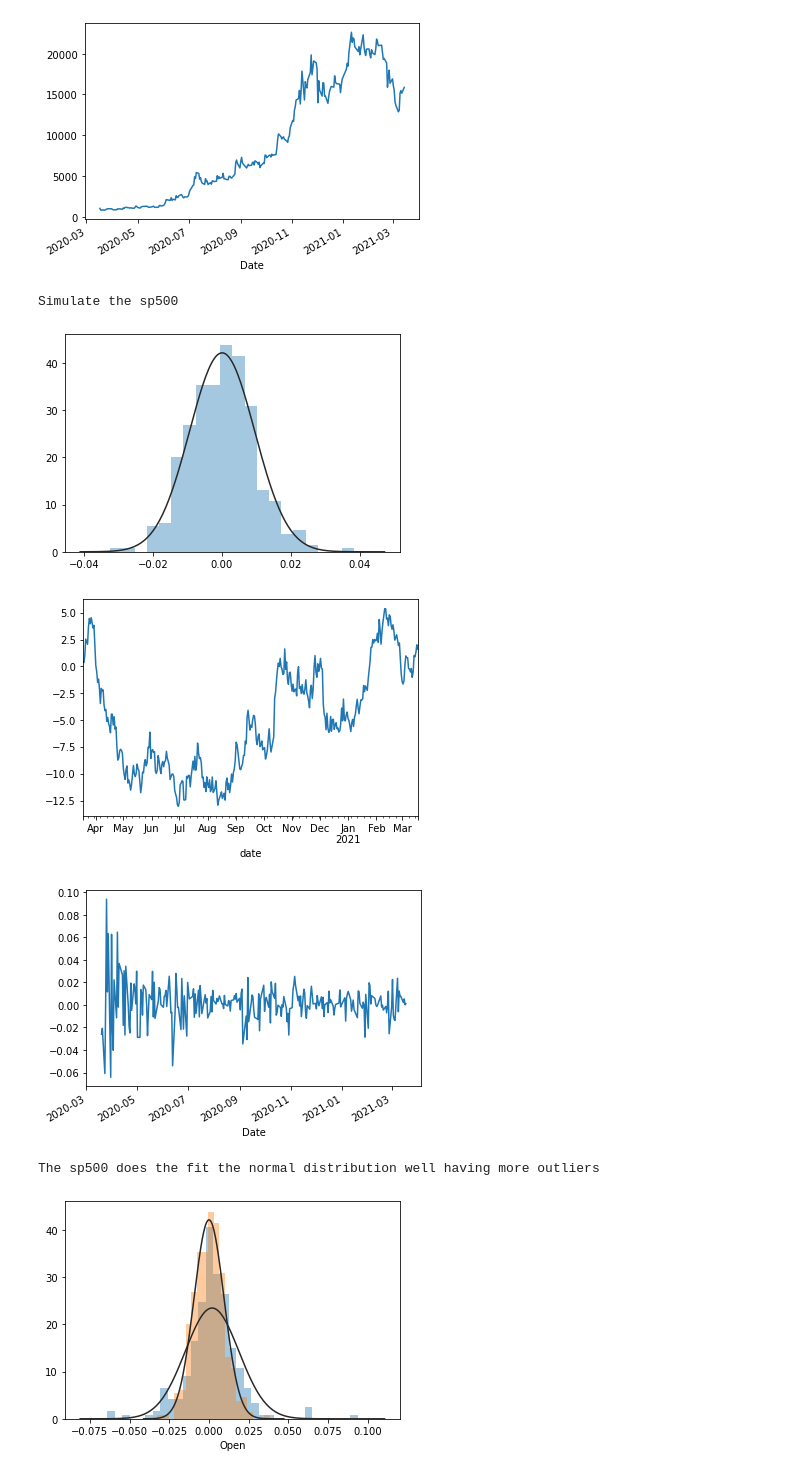
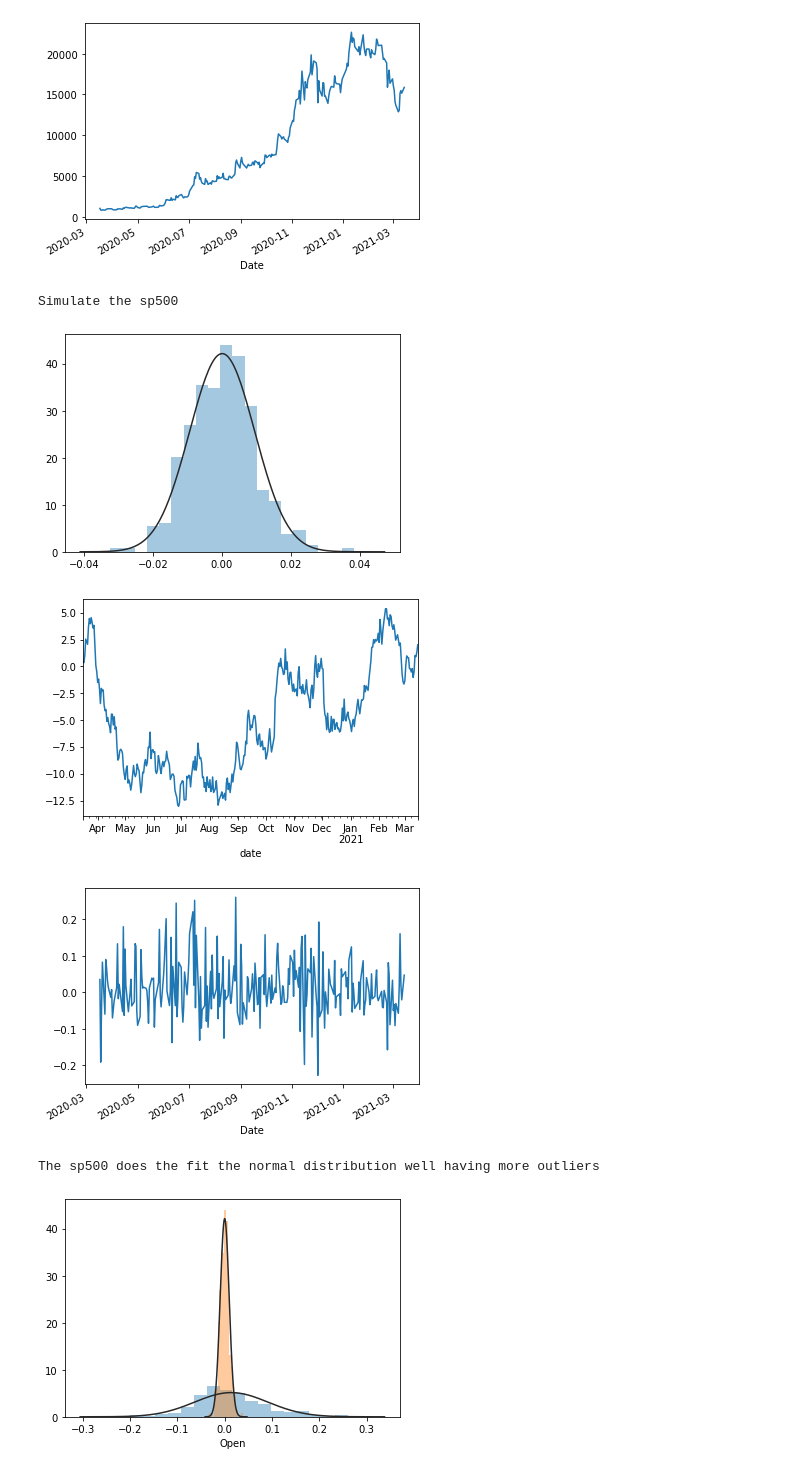
Before and after one commit to Andru-1987/python-deep-learning, a Jupyter notebook: Google timeseries.ipynb, the cells around one changed output. Cells and saved outputs as stored; diff of their text form; code cells hidden in the pictures.

```diff
--- a/Google timeseries.ipynb
+++ b/Google timeseries.ipynb
@@ -286,38 +286,39 @@ plt.show()
 # %%
 print("Simulate the sp500")
 
 seed(42)
 
-obj=sp500
+#obj=sp500
+obj=nio
 dates=pd.date_range(start=obj.index.min(), end=obj.index.max(),freq='D')
 
 random_returns= normal(loc=0, scale=.01, size=len(dates))
 sns.distplot(random_returns, fit=norm, kde=False)
 plt.show()
 
 #print(len(dates),len(random_returns))
 return_df=pd.DataFrame({'date':dates,'prices':random_returns})
 return_df=return_df.set_index('date')
 #print(return_df)
 
 random_prices=return_df.prices.add(1).cumprod().sub(1)
 random_prices.mul(100).plot()
 plt.show()
 
 returns_obj=obj['Open'].pct_change()
 returns_obj.plot()
 plt.show()
 
 sns.distplot(returns_obj, fit=norm, kde=False)
 sns.distplot(random_returns, fit=norm, kde=False)
 print("The sp500 does the fit the normal distribution well having more outliers")
 # %% [output]
 Simulate the sp500
 [figure]
-[figure, old version]
+[figure, new version]
-[figure, old version]
+[figure, new version]
 The sp500 does the fit the normal distribution well having more outliers
-[figure, old version]
+[figure, new version]
 # %%
 print ('randomly sample from data')
 sample=returns_obj.dropna()
```
Also changed, not shown: parts of 1 cell of this notebook.
